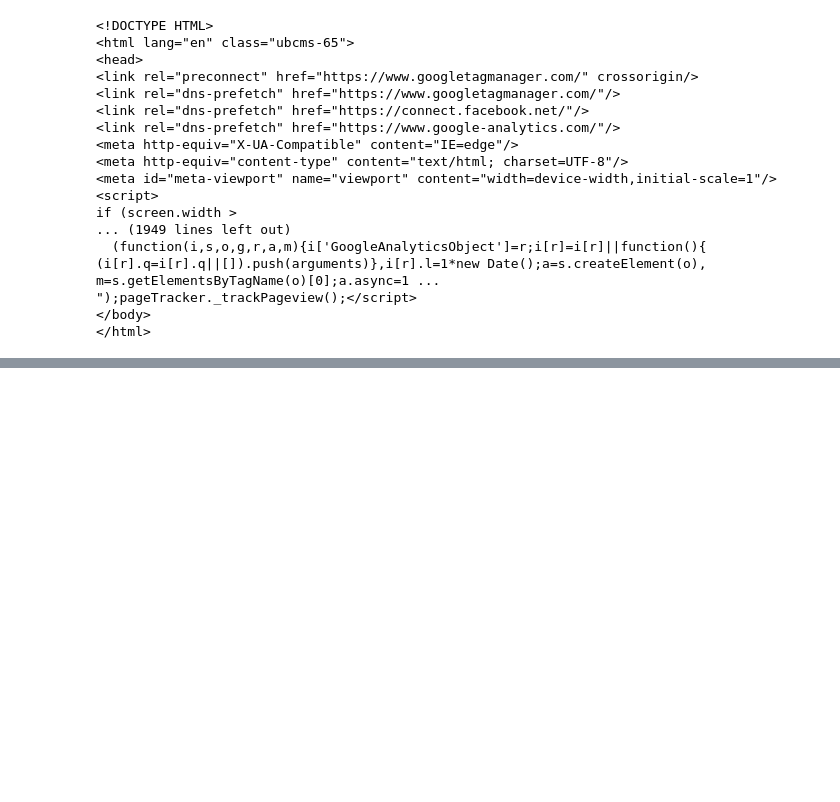
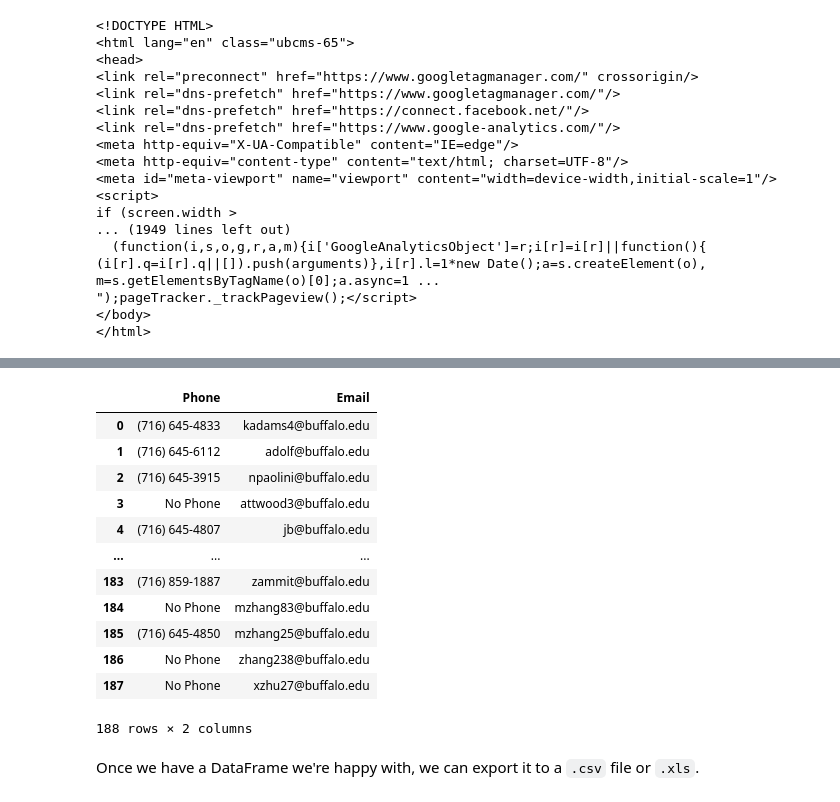
Before and after one commit to jllottes/jllottes.github.io, a Jupyter notebook: _static/weekly_notebooks/week14_notebook.ipynb, the cells around one changed output, grey strips where cells are left out. Cells and saved outputs as stored; diff of their text form; code cells hidden in the pictures; blank space fills up the shorter version.

```diff
--- a/_static/weekly_notebooks/week14_notebook.ipynb
+++ b/_static/weekly_notebooks/week14_notebook.ipynb
@@ -296,0 +336,23 @@ No Phone
+# %%
+address_book_dict = {'Phone':phone_list,
+                     'Email':email_list}
+# %%
+address_book_df = pd.DataFrame(address_book_dict)
+# %%
+address_book_df
+# %% [output]
+|  | Phone | Email |
+| 0 | (716) 645-4833 | kadams4@buffalo.edu |
+| 1 | (716) 645-6112 | adolf@buffalo.edu |
+| 2 | (716) 645-3915 | npaolini@buffalo.edu |
+| 3 | No Phone | attwood3@buffalo.edu |
+| 4 | (716) 645-4807 | jb@buffalo.edu |
+| ... | ... | ... |
+| 183 | (716) 859-1887 | zammit@buffalo.edu |
+| 184 | No Phone | mzhang83@buffalo.edu |
+| 185 | (716) 645-4850 | mzhang25@buffalo.edu |
+| 186 | No Phone | zhang238@buffalo.edu |
+| 187 | No Phone | xzhu27@buffalo.edu |
+188 rows × 2 columns
+# %% [markdown]
+Once we have a DataFrame we're happy with, we can export it to a `.csv` file or `.xls`.
```
Also changed, not shown: parts of 48 cells of this notebook, 59 other files.
